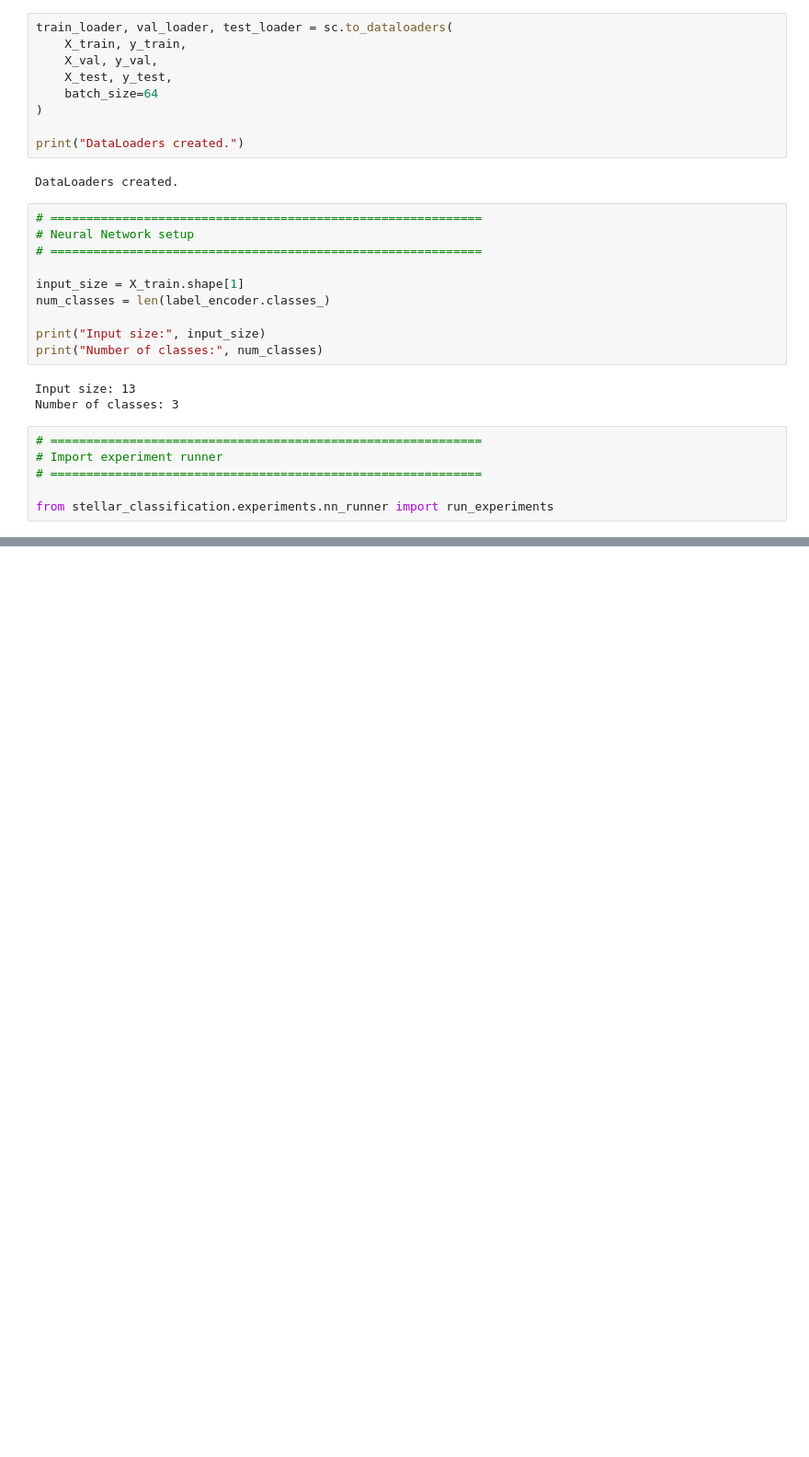
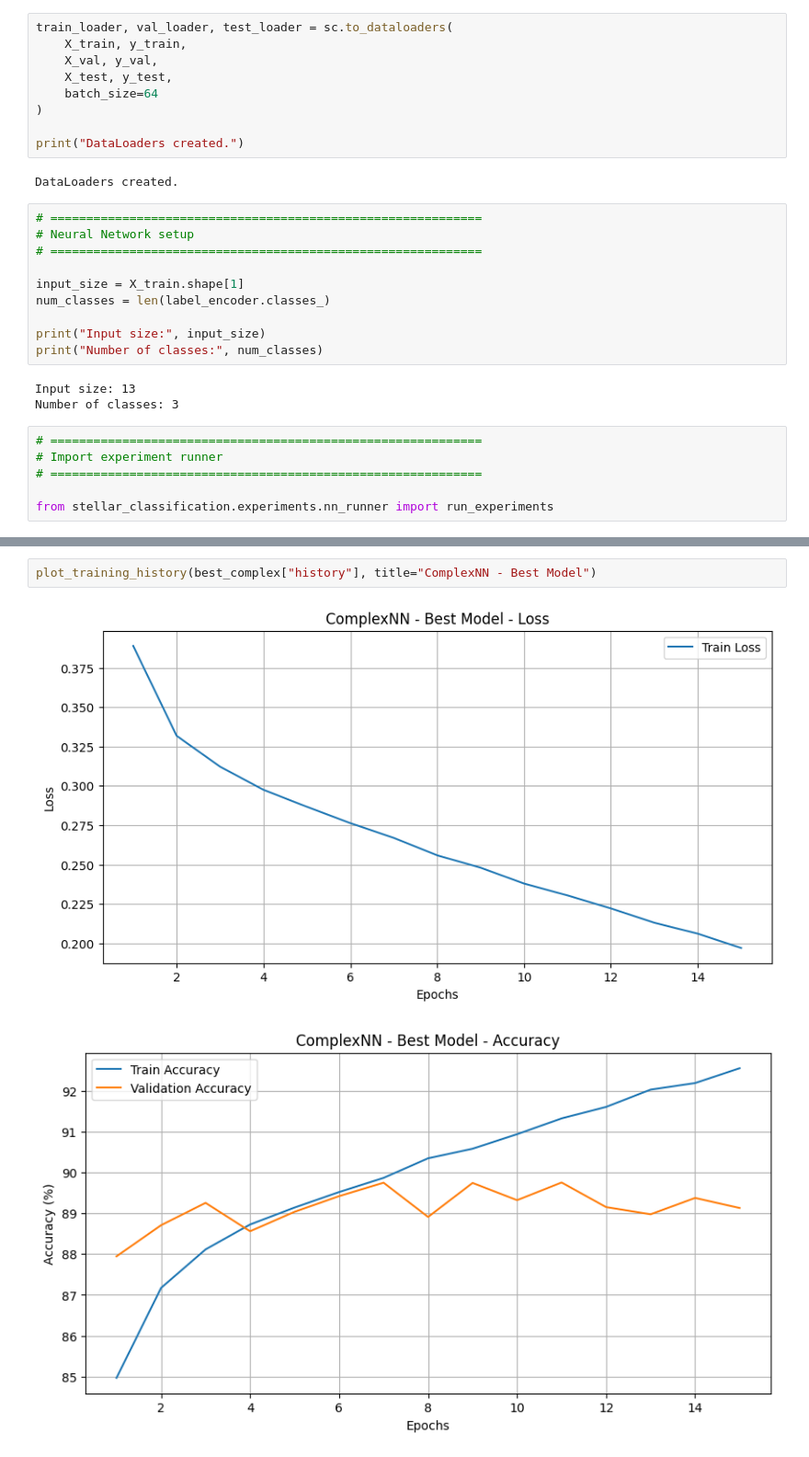
Before and after one commit to nicolomeneguzzo/Computational-Physics-2026, a Jupyter notebook: Astrophysical-Objects-Recognition/notebooks/nn_experiments.ipynb, the cells around one changed output, grey strips where cells are left out. Shown at 92% size. Saved outputs shown, nothing was run; the diff lists cells and outputs as text; blank space fills up the shorter version.

```diff
--- a/Astrophysical-Objects-Recognition/notebooks/nn_experiments.ipynb
+++ b/Astrophysical-Objects-Recognition/notebooks/nn_experiments.ipynb
@@ -220,0 +237,5 @@ display(results_df)
+# %%
+plot_training_history(best_complex["history"], title="ComplexNN - Best Model")
+# %% [output]
+[figure, added]
+[figure, added]
```
Also changed, not shown: parts of 18 cells of this notebook.
